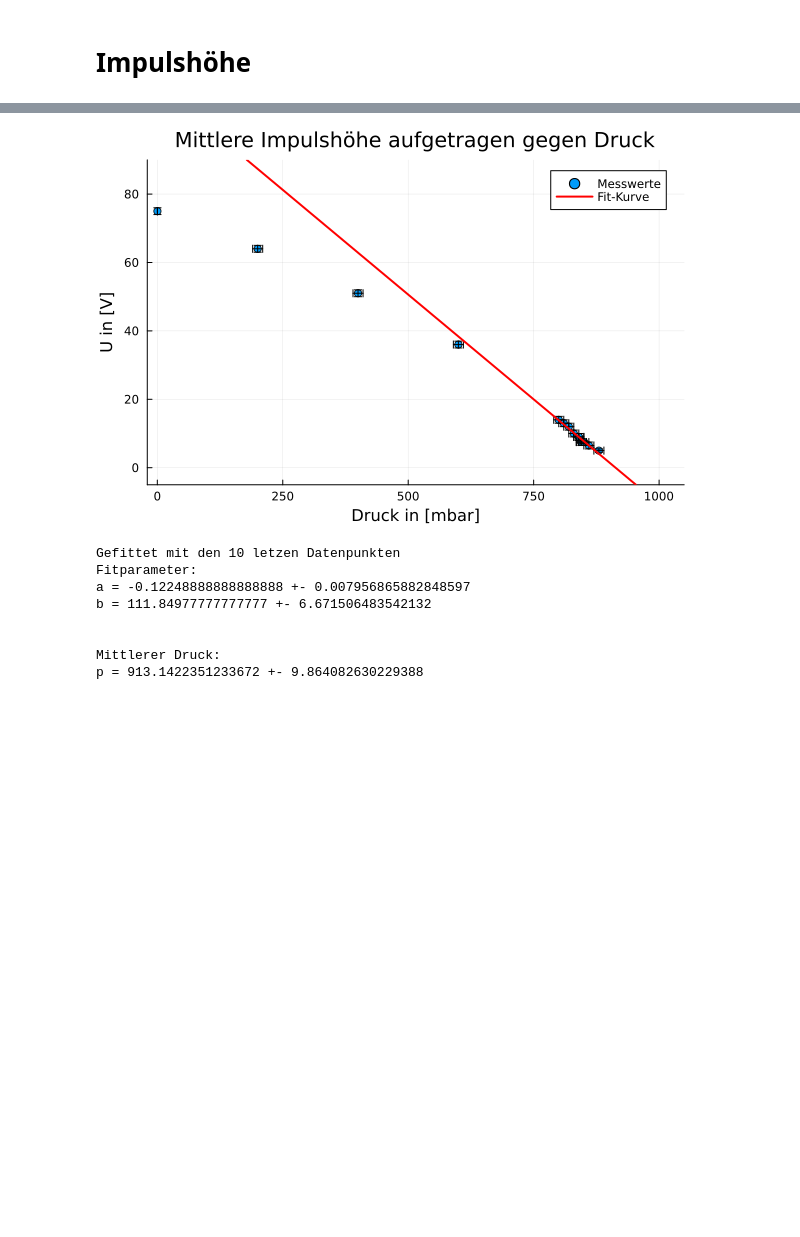
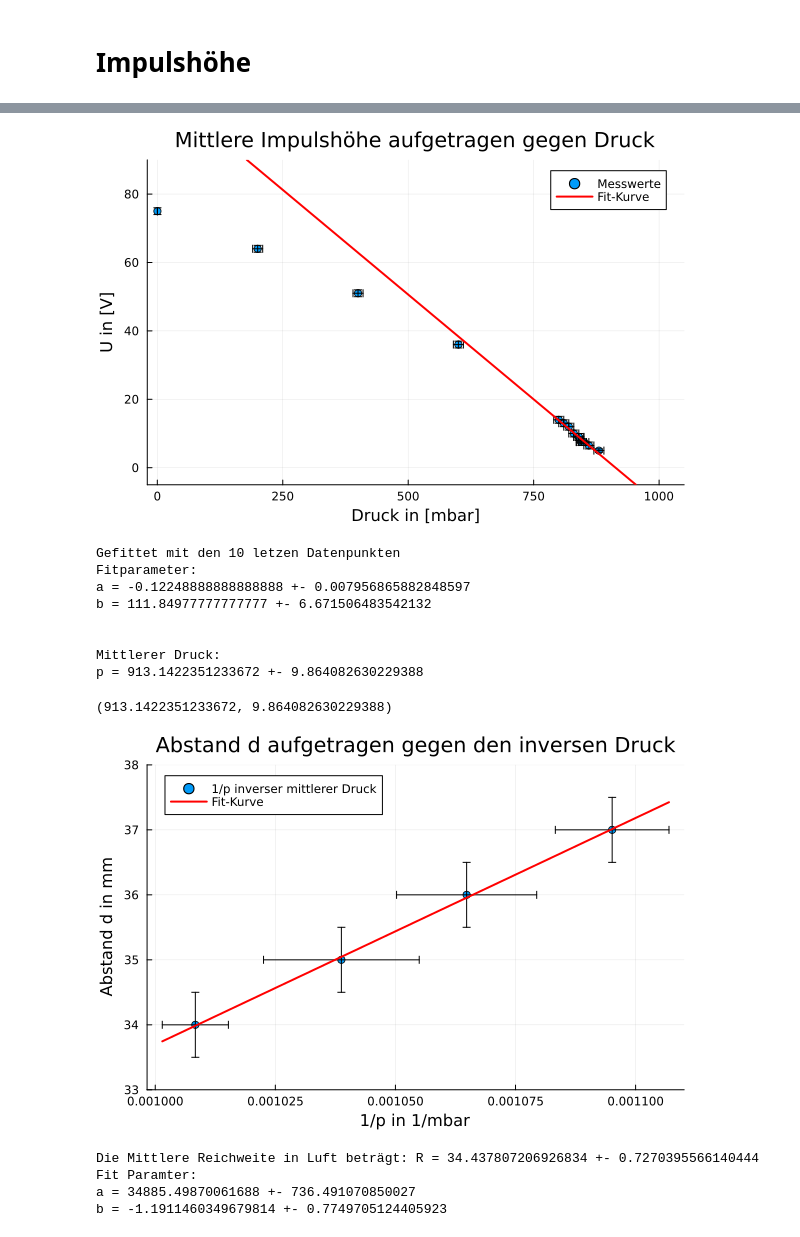
Before and after one commit to Baryonics/pb_ktp_3_3, a Jupyter notebook: code/reichweiten.ipynb, the cells around one changed output, grey strips where cells are left out. Saved outputs shown, nothing was run; the diff lists cells and outputs as text; code cells hidden in the pictures; blank space fills up the shorter version.

Commit message:
Plot für Abstand gegen inversen Druck für die Impulshöhenmethode erstellt

```diff
--- a/code/reichweiten.ipynb
+++ b/code/reichweiten.ipynb
@@ -119,7 +120,7 @@ Result(684.4734402202378, 0.9226697374708052, [205.31729596370494, -0.0226815679
 # Impulshöhe
 # %%
 
-plot_p_U("d1.csv",10)
+p_mean_d1, D_p_mean_d1 = plot_p_U("d1.csv",10)
 # %% [output]
 [figure]
 Gefittet mit den 10 letzen Datenpunkten
@@ -133,5 +135,5 @@ p = 991.7232104940312 +- 6.768853477874466
 # %%
-plot_p_U("d2.csv",5)
+p_mean_d2, D_p_mean_d2 = plot_p_U("d2.csv",5)
 # %% [output]
 [figure]
 Gefittet mit den 5 letzen Datenpunkten
@@ -145,5 +148,5 @@ p = 962.6973684210527 +- 15.018954739997588
 # %%
-plot_p_U("d3.csv",4)
+p_mean_d3, D_p_mean_d3 = plot_p_U("d3.csv",4)
 # %% [output]
 [figure]
 Gefittet mit den 4 letzen Datenpunkten
@@ -157,5 +161,5 @@ p = 939.1228070175439 +- 12.863963628168559
 # %%
-plot_p_U("d4.csv",10)
+p_mean_d4, D_p_mean_d4 = plot_p_U("d4.csv",10)
 # %% [output]
 [figure]
 Gefittet mit den 10 letzen Datenpunkten
@@ -166,3 +170,56 @@ b = 111.84977777777777 +- 6.671506483542132
 
 Mittlerer Druck:
 p = 913.1422351233672 +- 9.864082630229388
+(913.1422351233672, 9.864082630229388)
+# %%
+ds = [34.,35.,36.,37.]
+p_means = [p_mean_d1, p_mean_d2, p_mean_d3, p_mean_d4]
+D_p_means =[D_p_mean_d1, D_p_mean_d2,D_p_mean_d3,D_p_mean_d4]
+
+linreg = EasyLinearRegression.do_linreg(1 ./ p_means, ds)
+
+function fit_func(x)
+    return linreg.a * x + linreg.b
+end
+
+    ### Plot wird hier erzeugt ###
+    fig = plot(
+        1 ./ p_means,
+        ds,
+        xerr = D_p_means ./ p_means.^2,  # Fehler in x
+        yerr = 0.5,  # Fehler in y
+        seriestype = "scatter",
+        xlabel = "1/p in 1/mbar",
+        ylabel = "Abstand d in mm",
+        label = "1/p inverser mittlerer Druck",
+        ylims = (33, 38),  # Setze die y-Achsen-Grenzen
+        title="Abstand d aufgetragen gegen den inversen Druck"
+    )
+
+    # Fit-Kurve hinzufügen
+    plot!(
+        fit_func,
+        label = "Fit-Kurve",
+        linewidth = 2,
+        color = :red
+    )
+
+
+    r_mean = linreg.a / 1013
+    D_r_mean = linreg.D_a / 1013
+
+
+    println("Die Mittlere Reichweite in Luft beträgt: R = ", r_mean, " +- ", D_r_mean)
+    println("Fit Paramter: ")
+    println("a = ", linreg.a, " +- ", linreg.D_a)
+    println("b = ", linreg.b, " +- ", linreg.D_b)
+
+    savefig(fig, "../plots/imp_d_1_over_p.png")
+
+    display(fig)
+# %% [output]
+[figure, added]
+Die Mittlere Reichweite in Luft beträgt: R = 34.437807206926834 +- 0.7270395566140444
+Fit Paramter:
+a = 34885.49870061688 +- 736.491070850027
+b = -1.1911460349679814 +- 0.7749705124405923
```
Also changed, not shown: parts of 8 cells of this notebook, 3 other files.
